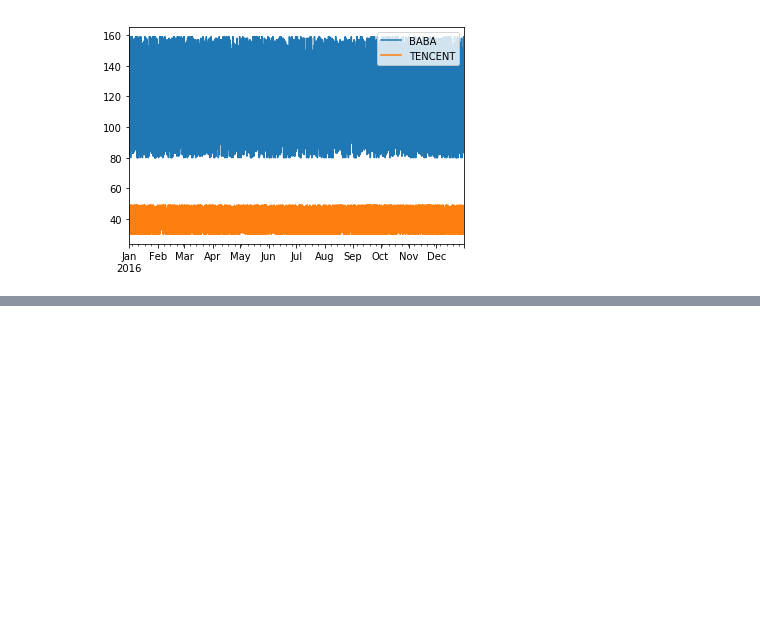
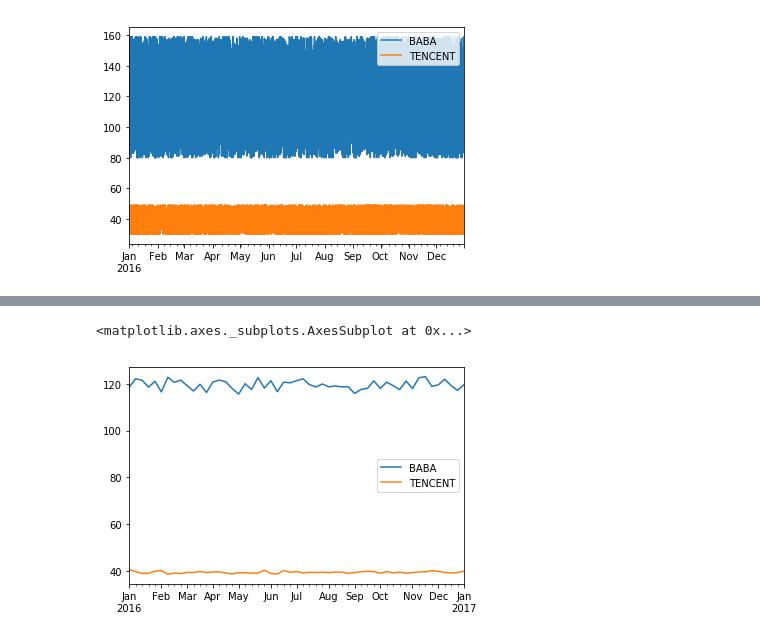
Before and after one commit to HuichuanLI/Data-Analyse, a Jupyter notebook: 基础数据库/Pandas玩转数据/时间序列数据的采样和画图.ipynb, the cells around one changed output, grey strips where cells are left out. Cells and saved outputs as stored; diff of their text form; code cells hidden in the pictures; blank space fills up the shorter version.

```diff
--- a/基础数据库/Pandas玩转数据/时间序列数据的采样和画图.ipynb
+++ b/基础数据库/Pandas玩转数据/时间序列数据的采样和画图.ipynb
@@ -116,3 +116,9 @@ stock_df.plot()
 # %%
 import matplotlib.pyplot as plt
 plt.show()
+# %%
+weekly_df = DataFrame()
+# %%
+weekly_df['BABA'] = stock_df['BABA'].resample('W').mean()
+# %%
+weekly_df['TENCENT'] = stock_df['TENCENT'].resample('W').mean()
@@ -118,0 +134,5 @@ plt.show()
+# %%
+weekly_df.plot()
+# %% [output]
+<matplotlib.axes._subplots.AxesSubplot at 0x...>
+[figure, added]
```
Also changed, not shown: parts of 1 cell of this notebook, 1 other file.
